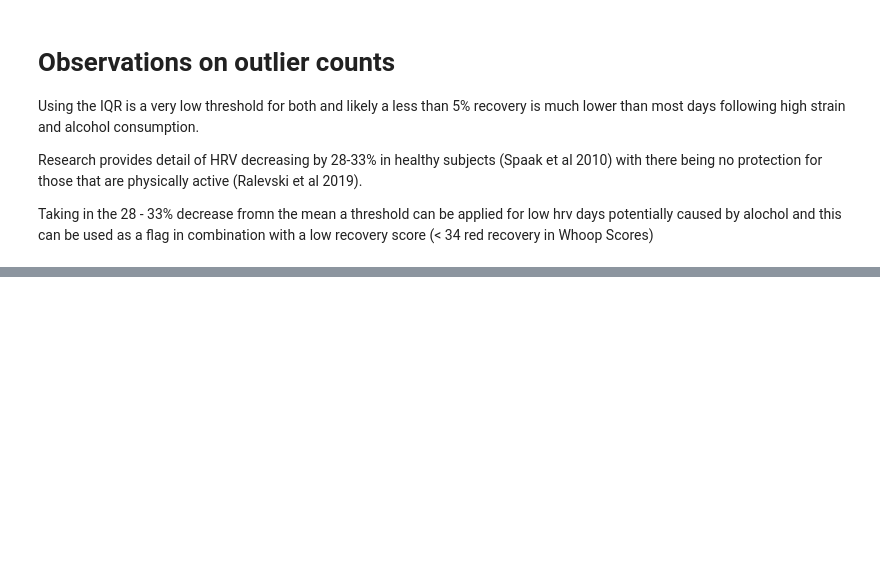
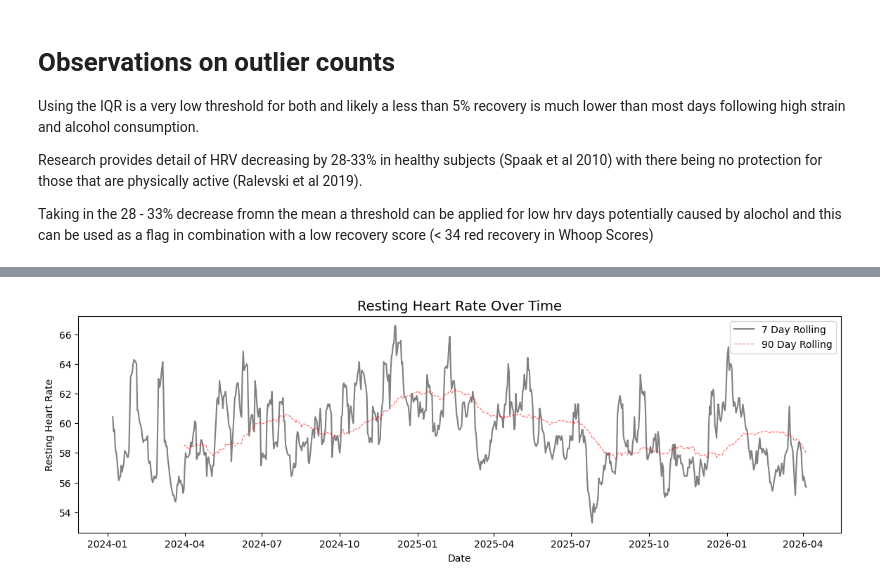
Before and after one commit to JordanPickles/whoop-recovery-predictor, a Jupyter notebook: notebooks/01_eda.ipynb, the cells around one changed output, grey strips where cells are left out. Cells and saved outputs as stored; diff of their text form; code cells hidden in the pictures; blank space fills up the shorter version.

```diff
--- a/notebooks/01_eda.ipynb
+++ b/notebooks/01_eda.ipynb
@@ -332,0 +352,12 @@ df_wrangled[df_wrangled['alcohol_consumed_flag'] == 1].head()
+# %%
+fig = plt.figure(figsize=(14,4))
+
+plt.plot(df_wrangled['date'], df_wrangled['resting_heart_rate'].rolling(7).mean(), label='7 Day Rolling', color='gray')
+plt.title('Resting Heart Rate Over Time', fontsize=14)
+plt.plot(df_wrangled['date'], df_wrangled['resting_heart_rate'].rolling(90).mean(), color='red', linestyle='--', linewidth=0.8, alpha=0.6, label='90 Day Rolling')
+plt.xlabel('Date')
+plt.ylabel('Resting Heart Rate')
+plt.legend()
+plt.show()
+# %% [output]
+[figure, added]
```
Also changed, not shown: parts of 9 cells of this notebook.
